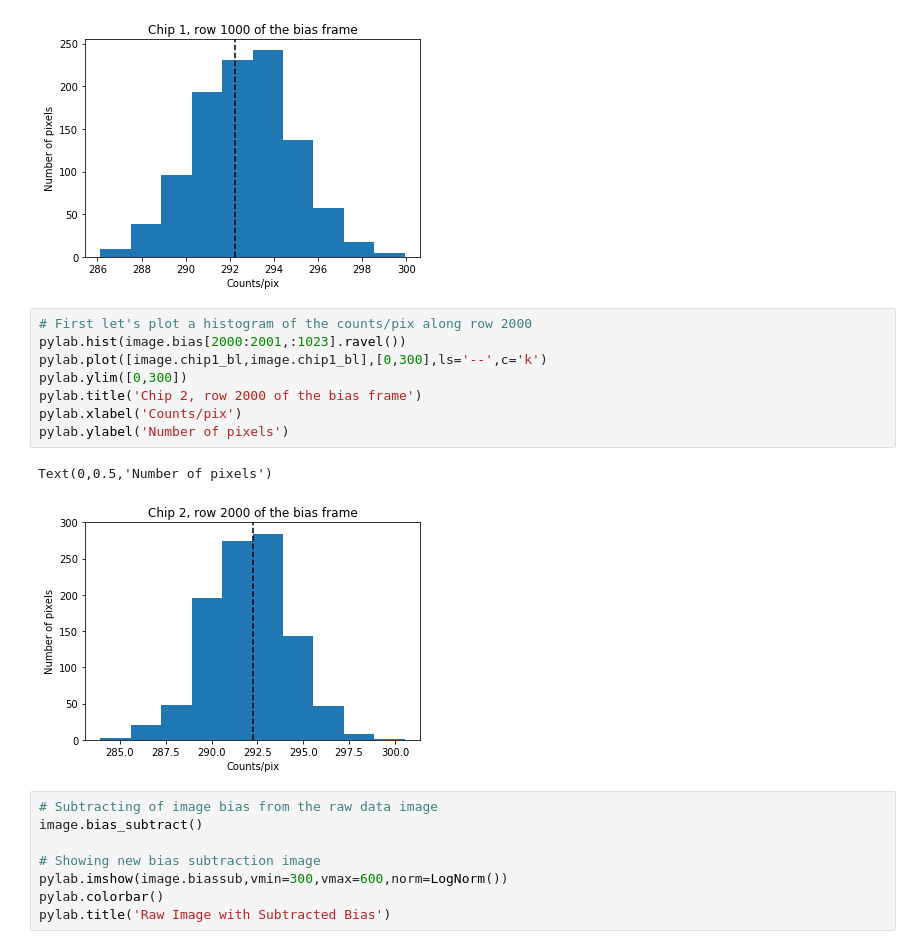
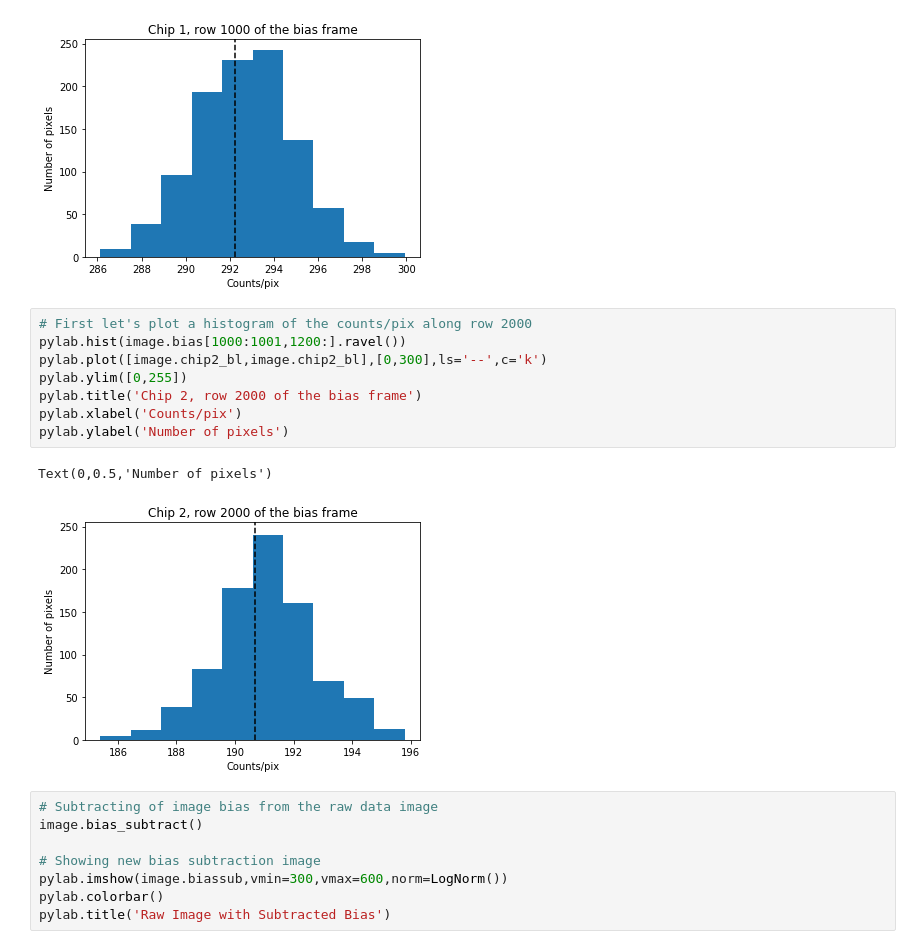
Before and after one commit to nathanmeagher/PH30116, a Jupyter notebook: COURSEWORK.ipynb, the cells around one changed output. Drawn from its saved outputs; the diff is of its cells as text.

```diff
--- a/COURSEWORK.ipynb
+++ b/COURSEWORK.ipynb
@@ -92,15 +94,15 @@ Text(0,0.5,'Number of pixels')
 [figure]
 # %%
 # First let's plot a histogram of the counts/pix along row 2000
-pylab.hist(image.bias[2000:2001,:1023].ravel())
-pylab.plot([image.chip1_bl,image.chip1_bl],[0,300],ls='--',c='k')
-pylab.ylim([0,300])
+pylab.hist(image.bias[1000:1001,1200:].ravel())
+pylab.plot([image.chip2_bl,image.chip2_bl],[0,300],ls='--',c='k')
+pylab.ylim([0,255])
 pylab.title('Chip 2, row 2000 of the bias frame')
 pylab.xlabel('Counts/pix')
 pylab.ylabel('Number of pixels')
 # %% [output]
 Text(0,0.5,'Number of pixels')
-[figure, old version]
+[figure, new version]
 # %%
 # Subtracting of image bias from the raw data image
 image.bias_subtract()
```
Also changed, not shown: parts of 13 cells of this notebook, 3 other files.
